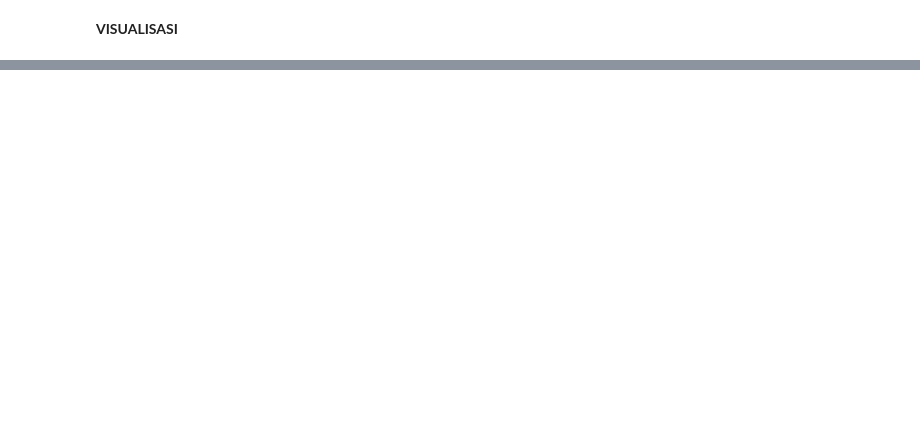
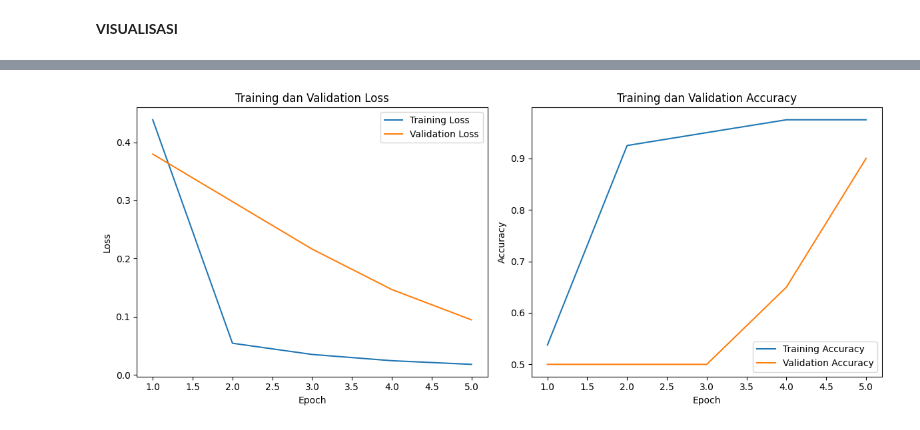
Before and after one commit to makmalfauzan/01---Deep-Learning---SLP, a Jupyter notebook: code.ipynb, the cells around one changed output, grey strips where cells are left out. Saved outputs shown, nothing was run; the diff lists cells and outputs as text; code cells hidden in the pictures; blank space fills up the shorter version.

```diff
--- a/code.ipynb
+++ b/code.ipynb
@@ -144,0 +3,10 @@ Data columns (total 5 columns):
+# %%
+import pandas as pd
+import numpy as np
+import matplotlib.pyplot as plt
+
+data = pd.read_excel('datasetiris.xlsx')
+
+print(data.head())
+print(data.tail())
+print(data.info())
@@ -286,0 +167,10 @@ Bias: 0.4516303532620008
+# %%
+# Inisialisasi SLP
+slp = SLP(n_features=4, learning_rate=0.1)
+
+# Latih model untuk 5 epoch
+slp.fit(X_train, y_train, X_val, y_val, epochs=5)
+
+# Cetak bobot dan bias akhir
+print("Final Weights:", slp.weights)
+print("Final Bias:", slp.bias)
@@ -333,0 +197,25 @@ plt.show()
+# %%
+# Plot Training dan Validation Loss
+plt.figure(figsize=(12, 5))
+
+plt.subplot(1, 2, 1)
+plt.plot(range(1, 6), slp.train_losses, label='Training Loss')
+plt.plot(range(1, 6), slp.val_losses, label='Validation Loss')
+plt.xlabel('Epoch')
+plt.ylabel('Loss')
+plt.title('Training dan Validation Loss')
+plt.legend()
+
+# Plot Training dan Validation Accuracy
+plt.subplot(1, 2, 2)
+plt.plot(range(1, 6), slp.train_accuracies, label='Training Accuracy')
+plt.plot(range(1, 6), slp.val_accuracies, label='Validation Accuracy')
+plt.xlabel('Epoch')
+plt.ylabel('Accuracy')
+plt.title('Training dan Validation Accuracy')
+plt.legend()
+
+plt.tight_layout()
+plt.show()
+# %% [output]
+[figure, added]
```
Also changed, not shown: parts of 13 cells of this notebook, 1 other file.
